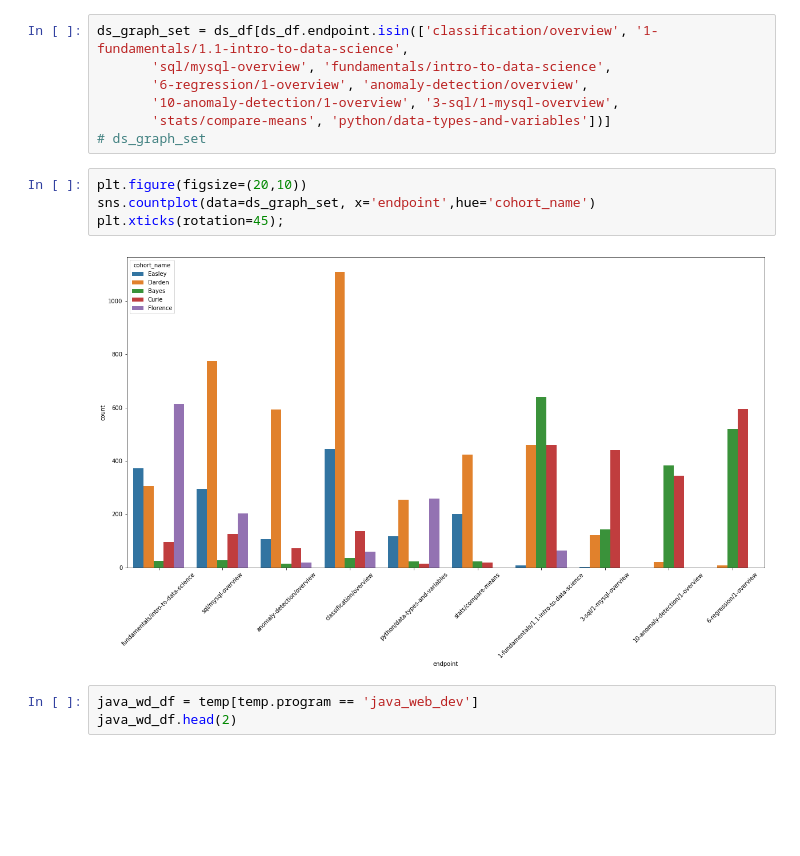
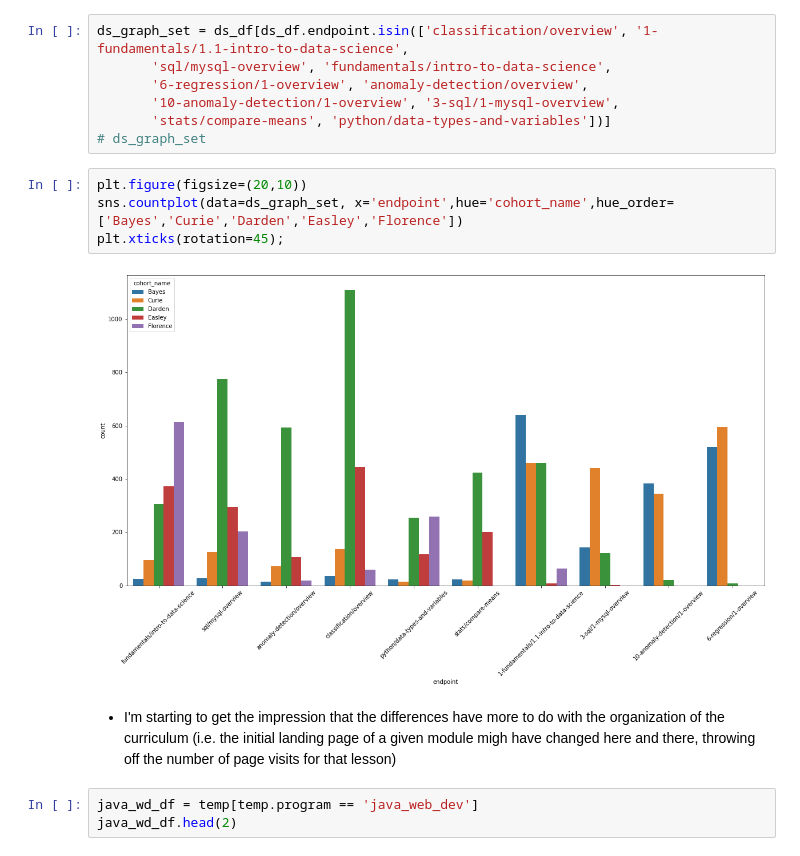
Before and after one commit to Codeup-Board-Advisory/board-slide-research, a Jupyter notebook: working_notebooks/bc_explore.ipynb, the cells around one changed output. Cells and saved outputs as stored; diff of their text form; blank space fills up the shorter version.

```diff
--- a/working_notebooks/bc_explore.ipynb
+++ b/working_notebooks/bc_explore.ipynb
@@ -359,10 +332,12 @@ ds_graph_set = ds_df[ds_df.endpoint.isin(['classification/overview', '1-fundamen
 # ds_graph_set
 # %%
 plt.figure(figsize=(20,10))
-sns.countplot(data=ds_graph_set, x='endpoint',hue='cohort_name')
+sns.countplot(data=ds_graph_set, x='endpoint',hue='cohort_name',hue_order=['Bayes','Curie','Darden','Easley','Florence'])
 plt.xticks(rotation=45);
 # %% [output]
-[figure, old version]
+[figure, new version]
+# %% [markdown]
+- I'm starting to get the impression that the differences have more to do with the organization of the curriculum (i.e. the initial landing page of a given module migh have changed here and there, throwing off the number of page visits for that lesson)
 # %%
 java_wd_df = temp[temp.program == 'java_web_dev']
 java_wd_df.head(2)
```
Also changed, not shown: parts of 38 cells of this notebook, 1 other file.
